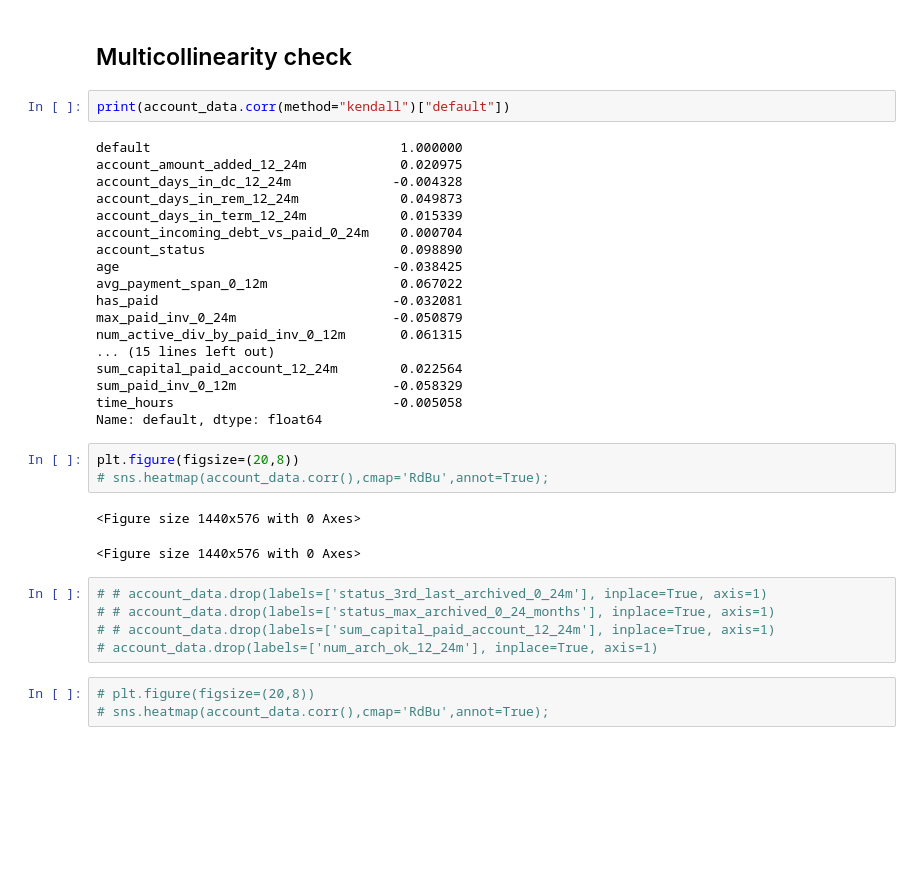
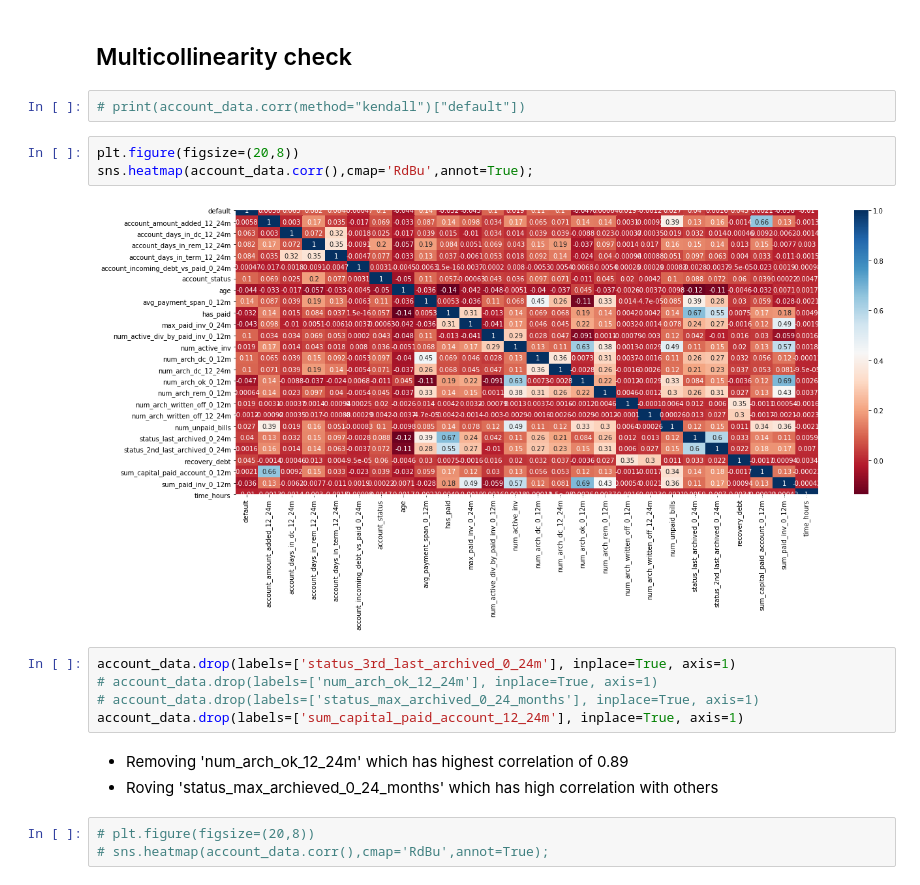
Before and after one commit to ramesh-suragam/ML_Case_Study, a Jupyter notebook: ML_Case_Study.ipynb, the cells around one changed output. Cells and saved outputs as stored; diff of their text form; blank space fills up the shorter version.

```diff
--- a/ML_Case_Study.ipynb
+++ b/ML_Case_Study.ipynb
@@ -433,36 +434,20 @@ sns.heatmap(account_data.isnull(), cmap='viridis');
 # %% [markdown]
 ## Multicollinearity check
 # %%
-print(account_data.corr(method="kendall")["default"])
+# print(account_data.corr(method="kendall")["default"])
-# %% [output]
-default                                1.000000
-account_amount_added_12_24m            0.020975
-account_days_in_dc_12_24m             -0.004328
-account_days_in_rem_12_24m             0.049873
-account_days_in_term_12_24m            0.015339
-account_incoming_debt_vs_paid_0_24m    0.000704
-account_status                         0.098890
-age                                   -0.038425
-avg_payment_span_0_12m                 0.067022
-has_paid                              -0.032081
-max_paid_inv_0_24m                    -0.050879
-num_active_div_by_paid_inv_0_12m       0.061315
-... (15 lines left out)
-sum_capital_paid_account_12_24m        0.022564
-sum_paid_inv_0_12m                    -0.058329
-time_hours                            -0.005058
-Name: default, dtype: float64
 # %%
 plt.figure(figsize=(20,8))
-# sns.heatmap(account_data.corr(),cmap='RdBu',annot=True);
+sns.heatmap(account_data.corr(),cmap='RdBu',annot=True);
 # %% [output]
-<Figure size 1440x576 with 0 Axes>
-<Figure size 1440x576 with 0 Axes>
+[figure, added]
 # %%
-# # account_data.drop(labels=['status_3rd_last_archived_0_24m'], inplace=True, axis=1)
-# # account_data.drop(labels=['status_max_archived_0_24_months'], inplace=True, axis=1)
-# # account_data.drop(labels=['sum_capital_paid_account_12_24m'], inplace=True, axis=1)
+account_data.drop(labels=['status_3rd_last_archived_0_24m'], inplace=True, axis=1)
 # account_data.drop(labels=['num_arch_ok_12_24m'], inplace=True, axis=1)
+# account_data.drop(labels=['status_max_archived_0_24_months'], inplace=True, axis=1)
+account_data.drop(labels=['sum_capital_paid_account_12_24m'], inplace=True, axis=1)
+# %% [markdown]
+- Removing 'num_arch_ok_12_24m' which has highest correlation of 0.89
+- Roving 'status_max_archieved_0_24_months' which has high correlation with others
 # %%
 # plt.figure(figsize=(20,8))
 # sns.heatmap(account_data.corr(),cmap='RdBu',annot=True);
```
Also changed, not shown: parts of 11 cells of this notebook.
